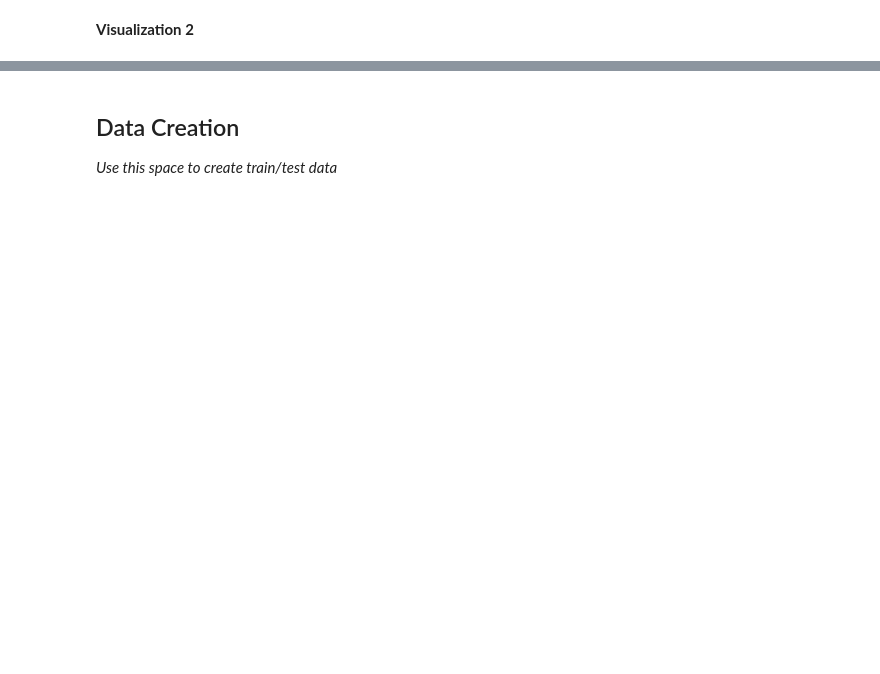
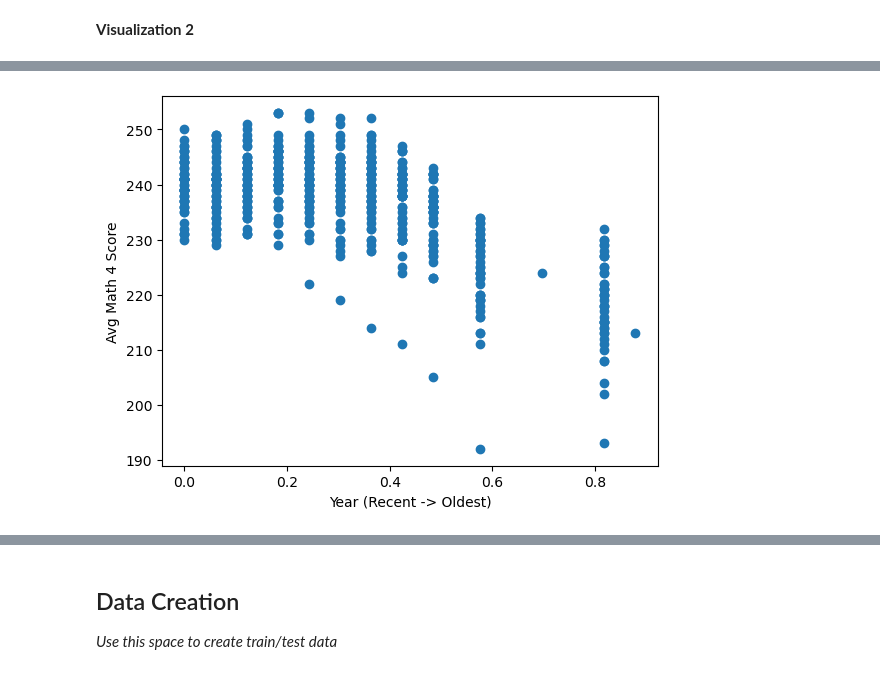
Before and after one commit to lmg1404/MDST-2023-Tutorials, a Jupyter notebook: tutorial1/checkpoint1.ipynb, the cells around one changed output, grey strips where cells are left out. Cells and saved outputs as stored; diff of their text form; code cells hidden in the pictures; blank space fills up the shorter version.

```diff
--- a/tutorial1/checkpoint1.ipynb
+++ b/tutorial1/checkpoint1.ipynb
@@ -220,0 +204,7 @@ Investigate the relationship between your chosen response variable and at least
+# %%
+plt.scatter(df["YEAR_MIN_MAX"], df["AVG_MATH_4_SCORE"])
+plt.xlabel('Year (Recent -> Oldest)')
+plt.ylabel('Avg Math 4 Score')
+plt.show()
+# %% [output]
+[figure, added]
```
Also changed, not shown: parts of 21 cells of this notebook, 2 other files.
